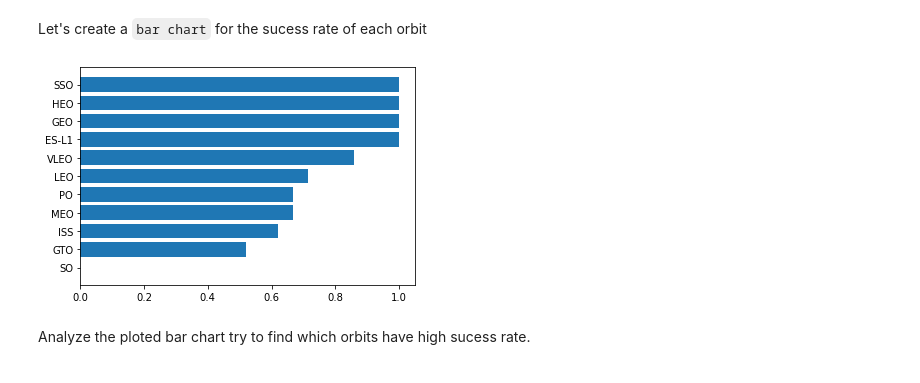
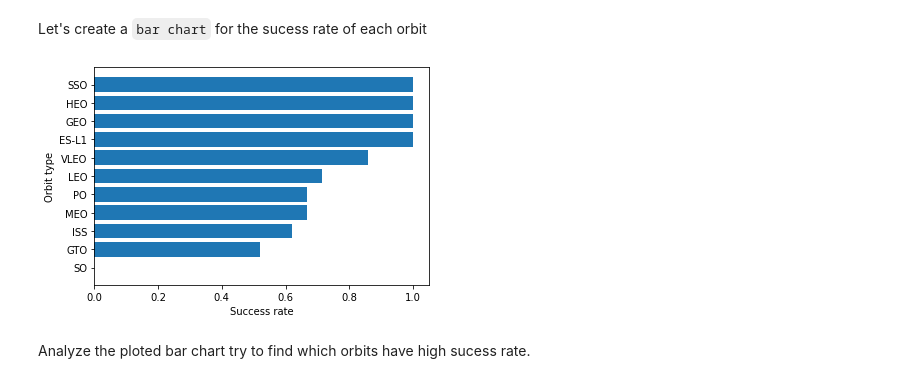
Before and after one commit to moxlos/data_science_ibm, a Jupyter notebook: EDA with Visualization.ipynb, the cells around one changed output. Drawn from its saved outputs; the diff is of its cells as text; code cells hidden in the pictures.

```diff
--- a/EDA with Visualization.ipynb
+++ b/EDA with Visualization.ipynb
@@ -119,11 +119,13 @@ Let's create a `bar chart` for the sucess rate of each orbit
 # %%
 # HINT use groupby method on Orbit column and get the mean of Class column
 bar_cr = df[['Orbit','Class']].groupby('Orbit').mean().reset_index().sort_values('Class')
 
 plt.barh(bar_cr['Orbit'], bar_cr['Class'])
+plt.xlabel('Success rate')
+plt.ylabel('Orbit type')
 plt.show()
 # %% [output]
-[figure, old version]
+[figure, new version]
 # %% [markdown]
 Analyze the ploted bar chart try to find which orbits have high sucess rate.
 # %% [markdown]
```
Also changed, not shown: parts of 1 cell of this notebook.
